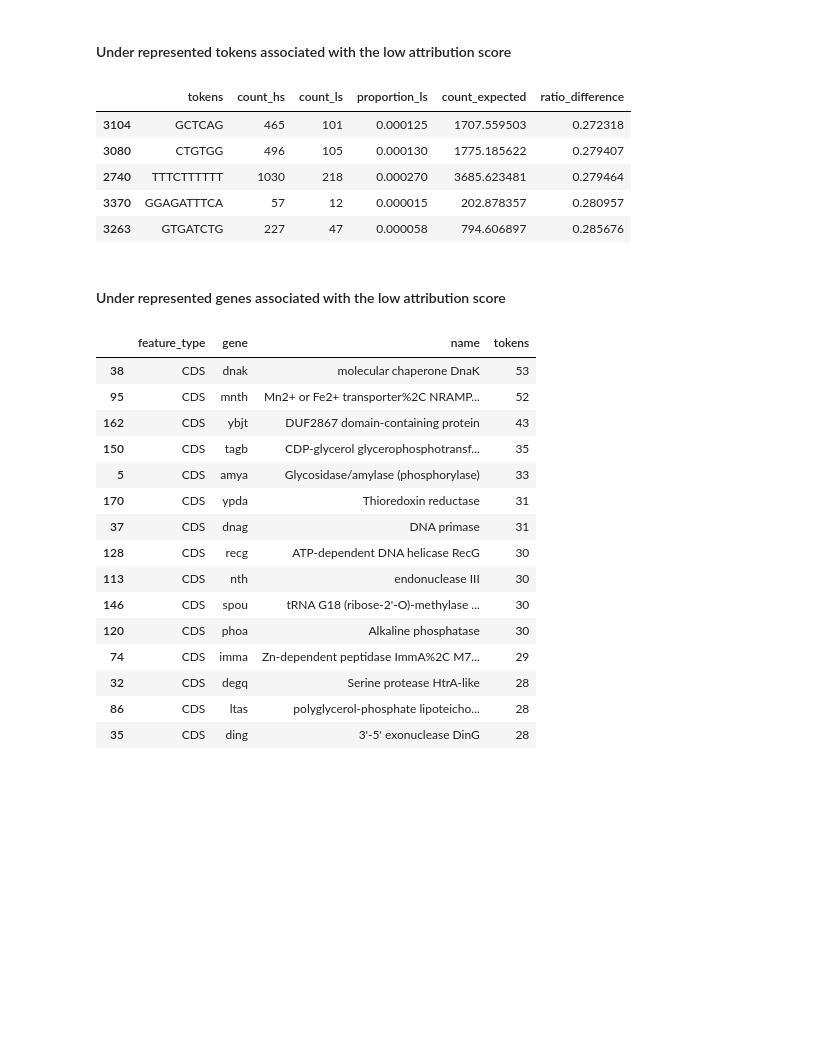
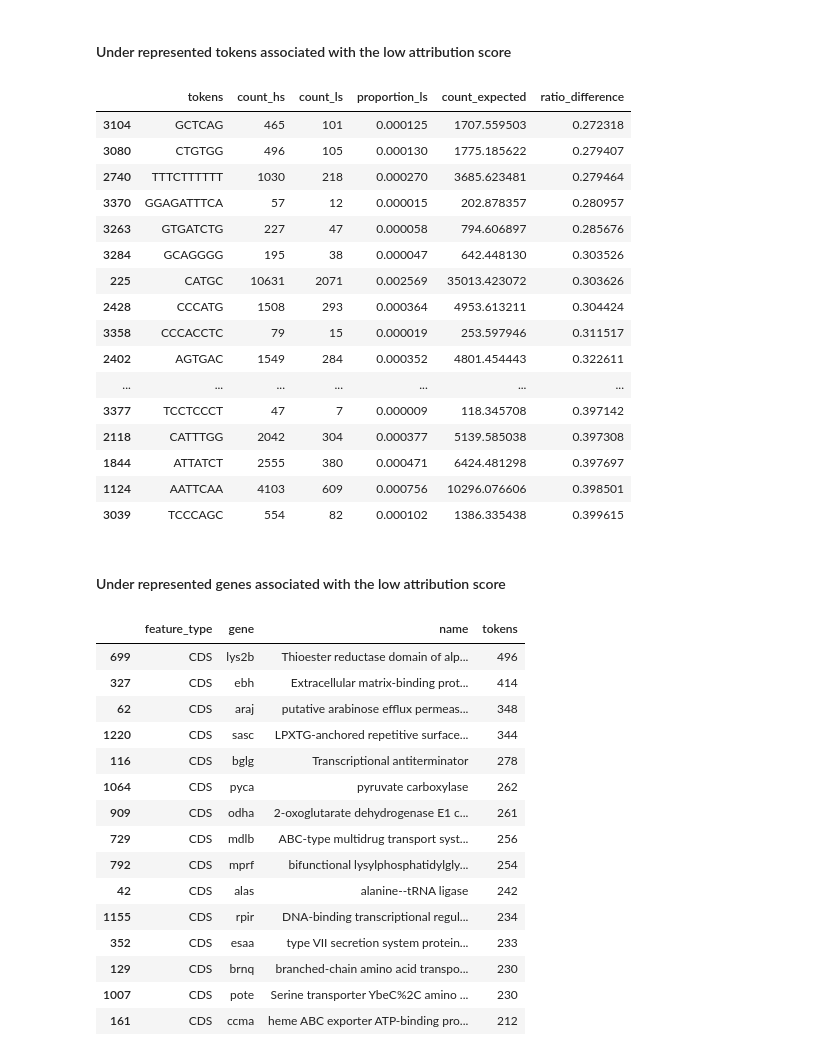
Before and after one commit to ryashpal/alfred-data-analysis, a Jupyter notebook: notebooks/genome_nlp_tokens/statistical_analysis_for_token_attribution_scores.ipynb, the cells around one changed output. Drawn from its saved outputs; the diff is of its cells as text; code cells hidden in the pictures; blank space fills up the shorter version.

```diff
--- a/notebooks/genome_nlp_tokens/statistical_analysis_for_token_attribution_scores.ipynb
+++ b/notebooks/genome_nlp_tokens/statistical_analysis_for_token_attribution_scores.ipynb
@@ -324,15 +383,26 @@ tempDf[['tokens', 'feature_type', 'gene', 'name']].groupby(by=['feature_type', '
 # %% [markdown]
 #### Under represented tokens associated with the low attribution score
 # %%
-underrepresentedTokensDf = filteredOverlappingDf.sort_values(by=['ratio_difference'])[filteredOverlappingDf.ratio_difference < 0.3]
+underrepresentedTokensDf = filteredOverlappingDf.sort_values(by=['ratio_difference'])[filteredOverlappingDf.ratio_difference < 0.4]
 underrepresentedTokensDf
 # %% [output]
 |  | tokens | count_hs | count_ls | proportion_ls | count_expected | ratio_difference |
 | 3104 | GCTCAG | 465 | 101 | 0.000125 | 1707.559503 | 0.272318 |
 | 3080 | CTGTGG | 496 | 105 | 0.000130 | 1775.185622 | 0.279407 |
 | 2740 | TTTCTTTTTT | 1030 | 218 | 0.000270 | 3685.623481 | 0.279464 |
 | 3370 | GGAGATTTCA | 57 | 12 | 0.000015 | 202.878357 | 0.280957 |
 | 3263 | GTGATCTG | 227 | 47 | 0.000058 | 794.606897 | 0.285676 |
+| 3284 | GCAGGGG | 195 | 38 | 0.000047 | 642.448130 | 0.303526 |
+| 225 | CATGC | 10631 | 2071 | 0.002569 | 35013.423072 | 0.303626 |
+| 2428 | CCCATG | 1508 | 293 | 0.000364 | 4953.613211 | 0.304424 |
+| 3358 | CCCACCTC | 79 | 15 | 0.000019 | 253.597946 | 0.311517 |
+| 2402 | AGTGAC | 1549 | 284 | 0.000352 | 4801.454443 | 0.322611 |
+| ... | ... | ... | ... | ... | ... | ... |
+| 3377 | TCCTCCCT | 47 | 7 | 0.000009 | 118.345708 | 0.397142 |
+| 2118 | CATTTGG | 2042 | 304 | 0.000377 | 5139.585038 | 0.397308 |
+| 1844 | ATTATCT | 2555 | 380 | 0.000471 | 6424.481298 | 0.397697 |
+| 1124 | AATTCAA | 4103 | 609 | 0.000756 | 10296.076606 | 0.398501 |
+| 3039 | TCCCAGC | 554 | 82 | 0.000102 | 1386.335438 | 0.399615 |
 # %% [markdown]
 #### Under represented genes associated with the low attribution score
 # %%
@@ -341,18 +411,18 @@ tempDf = underrepresentedTokensDf.merge(overlappingDf[['tokens', 'feature_type',
 tempDf[['tokens', 'feature_type', 'gene', 'name']].groupby(by=['feature_type', 'gene', 'name']).agg('count').reset_index().sort_values(by=['tokens'], ascending=False)[:15]
 # %% [output]
 |  | feature_type | gene | name | tokens |
-| 38 | CDS | dnak | molecular chaperone DnaK | 53 |
-| 95 | CDS | mnth | Mn2+ or Fe2+ transporter%2C NRAMP... | 52 |
-| 162 | CDS | ybjt | DUF2867 domain-containing protein | 43 |
-| 150 | CDS | tagb | CDP-glycerol glycerophosphotransf... | 35 |
-| 5 | CDS | amya | Glycosidase/amylase (phosphorylase) | 33 |
-| 170 | CDS | ypda | Thioredoxin reductase | 31 |
-| 37 | CDS | dnag | DNA primase | 31 |
-| 128 | CDS | recg | ATP-dependent DNA helicase RecG | 30 |
-| 113 | CDS | nth | endonuclease III | 30 |
-| 146 | CDS | spou | tRNA G18 (ribose-2'-O)-methylase ... | 30 |
-| 120 | CDS | phoa | Alkaline phosphatase | 30 |
-| 74 | CDS | imma | Zn-dependent peptidase ImmA%2C M7... | 29 |
-| 32 | CDS | degq | Serine protease HtrA-like | 28 |
-| 86 | CDS | ltas | polyglycerol-phosphate lipoteicho... | 28 |
-| 35 | CDS | ding | 3'-5' exonuclease DinG | 28 |
+| 699 | CDS | lys2b | Thioester reductase domain of alp... | 496 |
+| 327 | CDS | ebh | Extracellular matrix-binding prot... | 414 |
+| 62 | CDS | araj | putative arabinose efflux permeas... | 348 |
+| 1220 | CDS | sasc | LPXTG-anchored repetitive surface... | 344 |
+| 116 | CDS | bglg | Transcriptional antiterminator | 278 |
+| 1064 | CDS | pyca | pyruvate carboxylase | 262 |
+| 909 | CDS | odha | 2-oxoglutarate dehydrogenase E1 c... | 261 |
+| 729 | CDS | mdlb | ABC-type multidrug transport syst... | 256 |
+| 792 | CDS | mprf | bifunctional lysylphosphatidylgly... | 254 |
+| 42 | CDS | alas | alanine--tRNA ligase | 242 |
+| 1155 | CDS | rpir | DNA-binding transcriptional regul... | 234 |
+| 352 | CDS | esaa | type VII secretion system protein... | 233 |
+| 129 | CDS | brnq | branched-chain amino acid transpo... | 230 |
+| 1007 | CDS | pote | Serine transporter YbeC%2C amino ... | 230 |
+| 161 | CDS | ccma | heme ABC exporter ATP-binding pro... | 212 |
```
Also changed, not shown: parts of 12 cells of this notebook, 1 other file.
